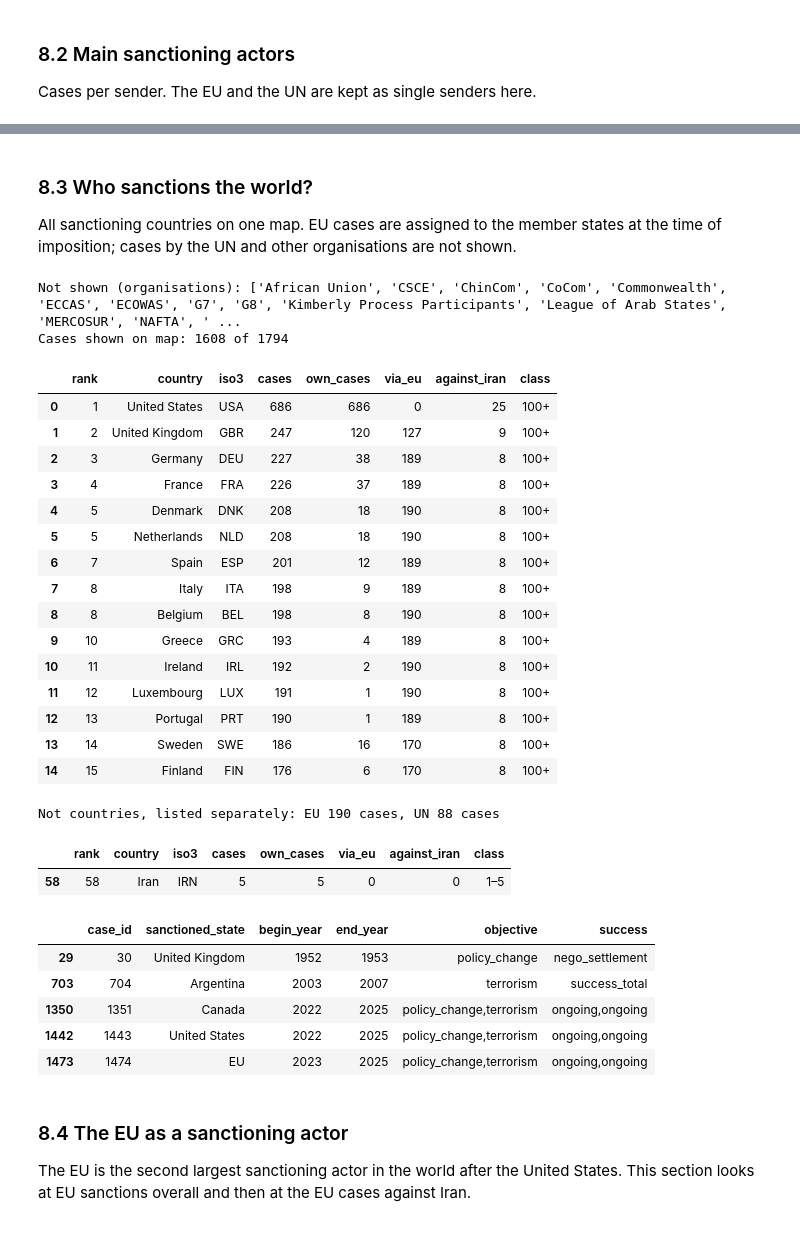
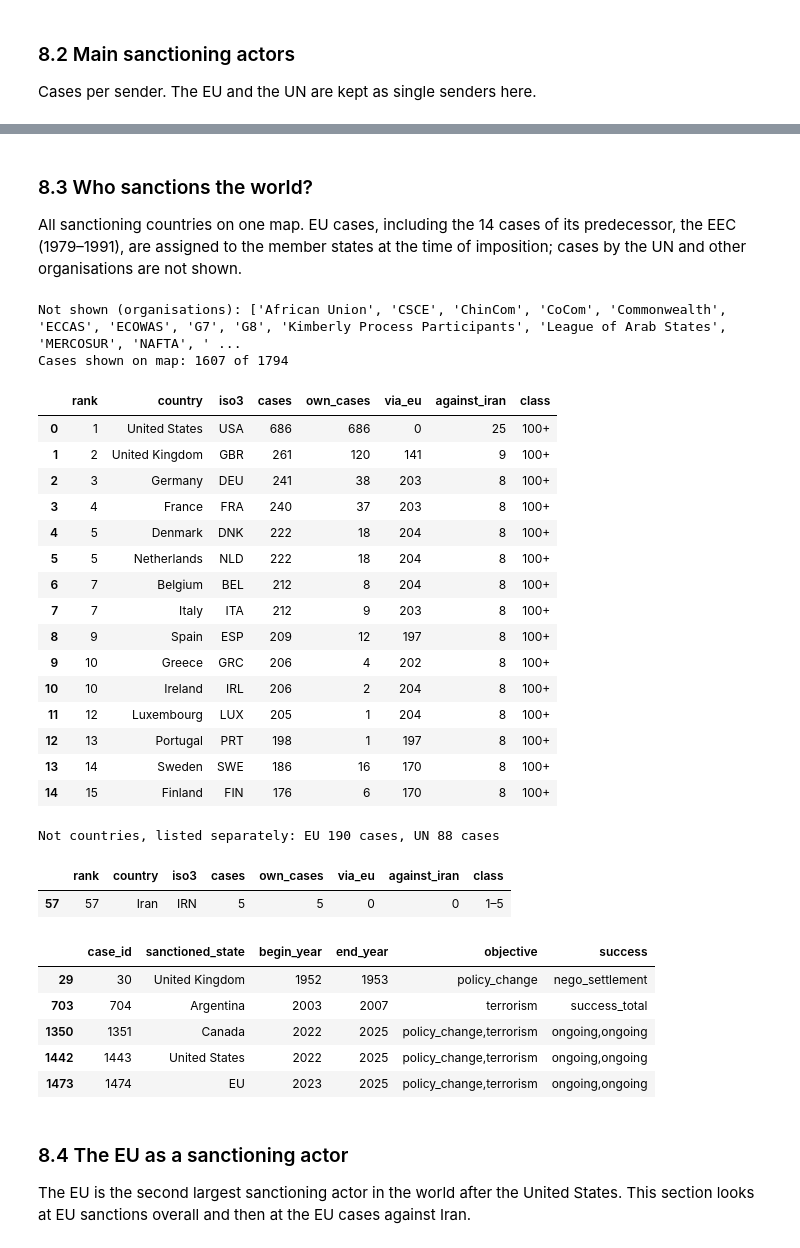
Before and after one commit to Amirhouschang/iran-sanctions-analysis, a Jupyter notebook: iran_sanctions_analysis.ipynb, the cells around one changed output, grey strips where cells are left out. Cells and saved outputs as stored; diff of their text form; code cells hidden in the pictures.

```diff
--- a/iran_sanctions_analysis.ipynb
+++ b/iran_sanctions_analysis.ipynb
@@ -115,6 +116,7 @@ EU_EXITS = {"GBR": 2020}
 HISTORICAL_STATES = {
     "Soviet Union": "RUS", "German Democratic Republic": "DEU",
     "Malaya": "MYS", "South Vietnam": "VNM",
+    "FRY": "SRB",  # Federal Republic of Yugoslavia
 }
 
 # Key events used as reference lines in time charts
@@ -343,24 +346,27 @@ plt.show()
 Number of cases against Iran per sanctioning country. EU cases are assigned to all countries that were EU members
 when the case began. UN cases (7) are not shown, as they cannot be assigned to a single country.
 # %%
-# ISO3 code for every sender name; organisations other than the EU get no code
+# ISO3 code for every sender name; organisations get no code
 sender_names = sorted({p for s in r5["sanctioning_state"] for p in split_parties(s)})
 converted = coco.convert(sender_names, to="ISO3", not_found=None)
 NAME_TO_ISO3 = {
     name: HISTORICAL_STATES.get(name, code)
     for name, code in zip(sender_names, converted)
 }
-NAME_TO_ISO3 = {
-    name: code for name, code in NAME_TO_ISO3.items()
-    if isinstance(code, str) and len(code) == 3 and code.isupper()
-}
+# country_converter returns unknown names unchanged (e.g. "EEC", "OIC"),
+# so only real ISO3 country codes are kept
+VALID_ISO3 = set(coco.CountryConverter().data["ISO3"])
+NAME_TO_ISO3 = {name: code for name, code in NAME_TO_ISO3.items() if code in VALID_ISO3}
+
+# The EU and its predecessor, the EEC, are assigned to their member states
+EU_SENDERS = {"EU", "EEC"}
 
 
 def sender_countries(sender, year):
-    """Expand a sender string into ISO3 codes; the EU is replaced by its members in that year."""
+    """Expand a sender string into ISO3 codes; the EU (or EEC) is replaced by its members in that year."""
     codes = set()
     for p in split_parties(sender):
-        if p == "EU":
+        if p in EU_SENDERS:
             codes |= {c for c, joined in EU_MEMBERS.items() if joined <= year and EU_EXITS.get(c, 9999) > year}
         elif p in NAME_TO_ISO3:
             codes.add(NAME_TO_ISO3[p])
@@ -376,7 +382,7 @@ iran_sender_rows = pd.DataFrame([
 
 iran_senders = iran_sender_rows.groupby("iso3")["case_id"].nunique().reset_index(name="cases")
 iran_senders["country"] = coco.convert(iran_senders["iso3"].tolist(), src="ISO3", to="name_short")
-display(iran_senders.sort_values("cases", ascending=False).reset_index(drop=True))
+display(iran_senders.sort_values("cases", ascending=False, kind="stable").reset_index(drop=True))
 print("UN cases (not shown on map):", (iran_cases["sanctioning_state"] == "UN").sum())
 
 fig = px.choropleth(
@@ -937,8 +945,13 @@ objective_per_sender = (
     sender_objectives.groupby(["sender", "objective"])["case_id"].nunique().unstack(fill_value=0)
 )
 
-sender_table = sender_table.join(objective_per_sender).sort_values("total_cases", ascending=False)
-sender_table.insert(0, "rank", range(1, len(sender_table) + 1))
+# Sorted by number of cases, ties alphabetically; equal case counts share a rank
+sender_table = (
+    sender_table.join(objective_per_sender)
+    .sort_index()
+    .sort_values("total_cases", ascending=False, kind="stable")
+)
+sender_table.insert(0, "rank", sender_table["total_cases"].rank(ascending=False, method="min").astype(int))
 sender_table["iran_share"] = (sender_table["cases_against_iran"] / sender_table["total_cases"]).round(3)
 
 display(sender_table.head(10))
@@ -969,7 +983,8 @@ display(sender_table.loc[["Iran"]])
 # %% [markdown]
 ### 8.3 Who sanctions the world?
 
-All sanctioning countries on one map. EU cases are assigned to the member states at the time of imposition;
+All sanctioning countries on one map. EU cases, including the 14 cases of its predecessor, the EEC (1979–1991),
+are assigned to the member states at the time of imposition;
 cases by the UN and other organisations are not shown.
 # %%
 # One row per case and sanctioning country (all cases)
@@ -982,7 +997,7 @@ world_sender_rows = pd.DataFrame([
 world_senders = world_sender_rows.groupby("iso3")["case_id"].nunique().reset_index(name="cases")
 world_senders["country"] = coco.convert(world_senders["iso3"].tolist(), src="ISO3", to="name_short")
 
-organisations = [n for n in sender_names if n not in NAME_TO_ISO3 and n != "EU"]
+organisations = [n for n in sender_names if n not in NAME_TO_ISO3 and n not in EU_SENDERS]
 print("Not shown (organisations):", organisations)
 print(f"Cases shown on map: {world_sender_rows['case_id'].nunique()} of {len(r5)}")
 
@@ -1015,7 +1030,7 @@ fig.update_layout(
     annotations=[dict(
         x=0, y=-0.1, xref="paper", yref="paper", showarrow=False, align="left",
         text="Grey: countries with only 1–5 cases. "
-             "EU cases are assigned to all EU member states at the time of imposition. "
+             "EU cases (incl. its predecessor, the EEC) are assigned to all member states at the time of imposition. "
              "Cases by the UN and other organisations are not shown.<br>"
              "Historical states are shown under today's successor state (e.g. Soviet Union → Russia).<br>"
              + DATA_NOTE_R5,
@@ -1024,54 +1039,54 @@ fig.update_layout(
 )
 fig.show()
 
-# Own cases: country named as sender itself (EU membership not counted)
+# Own cases: country named as sender itself (EU/EEC membership not counted)
 own_sender_rows = pd.DataFrame([
     {"case_id": row.case_id, "iso3": NAME_TO_ISO3[p]}
     for row in r5.itertuples()
     for p in split_parties(row.sanctioning_state)
     if p in NAME_TO_ISO3
 ]).drop_duplicates()
 own_cases = own_sender_rows.groupby("iso3")["case_id"].nunique()
 
 # Cases against Iran per sanctioning country (incl. EU membership)
 iran_case_ids = set(iran_cases["case_id"])
 against_iran = world_sender_rows[world_sender_rows["case_id"].isin(iran_case_ids)].groupby("iso3")["case_id"].nunique()
 
 # Ranking of sanctioning countries (equal case counts share a rank)
-sender_ranking = world_senders.sort_values("cases", ascending=False).reset_index(drop=True)
+sender_ranking = world_senders.sort_values(["cases", "country"], ascending=[False, True]).reset_index(drop=True)
 sender_ranking.insert(0, "rank", sender_ranking["cases"].rank(ascending=False, method="min").astype(int))
 sender_ranking["own_cases"] = sender_ranking["iso3"].map(own_cases).fillna(0).astype(int)
 sender_ranking["via_eu"] = sender_ranking["cases"] - sender_ranking["own_cases"]
 sender_ranking["against_iran"] = sender_ranking["iso3"].map(against_iran).fillna(0).astype(int)
 sender_ranking = sender_ranking[["rank", "country", "iso3", "cases", "own_cases", "via_eu", "against_iran", "class"]]
 display(sender_ranking.head(15))
 print("Not countries, listed separately: EU", sender_table.loc["EU", "total_cases"], "cases, UN", sender_table.loc["UN", "total_cases"], "cases")
 
 # Iran as sanctioning country: rank, group and targets
 display(sender_ranking[sender_ranking["iso3"] == "IRN"])
 display(iran_as_sender[["case_id", "sanctioned_state", "begin_year", "end_year", "objective", "success"]])
 # %% [output]
 Not shown (organisations): ['African Union', 'CSCE', 'ChinCom', 'CoCom', 'Commonwealth', 'ECCAS', 'ECOWAS', 'G7', 'G8', 'Kimberly Process Participants', 'League of Arab States', 'MERCOSUR', 'NAFTA', ' ...
-Cases shown on map: 1608 of 1794
+Cases shown on map: 1607 of 1794
 |  | rank | country | iso3 | cases | own_cases | via_eu | against_iran | class |
 | 0 | 1 | United States | USA | 686 | 686 | 0 | 25 | 100+ |
-| 1 | 2 | United Kingdom | GBR | 247 | 120 | 127 | 9 | 100+ |
-| 2 | 3 | Germany | DEU | 227 | 38 | 189 | 8 | 100+ |
-| 3 | 4 | France | FRA | 226 | 37 | 189 | 8 | 100+ |
-| 4 | 5 | Denmark | DNK | 208 | 18 | 190 | 8 | 100+ |
-| 5 | 5 | Netherlands | NLD | 208 | 18 | 190 | 8 | 100+ |
-| 6 | 7 | Spain | ESP | 201 | 12 | 189 | 8 | 100+ |
-| 7 | 8 | Italy | ITA | 198 | 9 | 189 | 8 | 100+ |
-| 8 | 8 | Belgium | BEL | 198 | 8 | 190 | 8 | 100+ |
-| 9 | 10 | Greece | GRC | 193 | 4 | 189 | 8 | 100+ |
-| 10 | 11 | Ireland | IRL | 192 | 2 | 190 | 8 | 100+ |
-| 11 | 12 | Luxembourg | LUX | 191 | 1 | 190 | 8 | 100+ |
-| 12 | 13 | Portugal | PRT | 190 | 1 | 189 | 8 | 100+ |
+| 1 | 2 | United Kingdom | GBR | 261 | 120 | 141 | 9 | 100+ |
+| 2 | 3 | Germany | DEU | 241 | 38 | 203 | 8 | 100+ |
+| 3 | 4 | France | FRA | 240 | 37 | 203 | 8 | 100+ |
+| 4 | 5 | Denmark | DNK | 222 | 18 | 204 | 8 | 100+ |
+| 5 | 5 | Netherlands | NLD | 222 | 18 | 204 | 8 | 100+ |
+| 6 | 7 | Belgium | BEL | 212 | 8 | 204 | 8 | 100+ |
+| 7 | 7 | Italy | ITA | 212 | 9 | 203 | 8 | 100+ |
+| 8 | 9 | Spain | ESP | 209 | 12 | 197 | 8 | 100+ |
+| 9 | 10 | Greece | GRC | 206 | 4 | 202 | 8 | 100+ |
+| 10 | 10 | Ireland | IRL | 206 | 2 | 204 | 8 | 100+ |
+| 11 | 12 | Luxembourg | LUX | 205 | 1 | 204 | 8 | 100+ |
+| 12 | 13 | Portugal | PRT | 198 | 1 | 197 | 8 | 100+ |
 | 13 | 14 | Sweden | SWE | 186 | 16 | 170 | 8 | 100+ |
 | 14 | 15 | Finland | FIN | 176 | 6 | 170 | 8 | 100+ |
 Not countries, listed separately: EU 190 cases, UN 88 cases
 |  | rank | country | iso3 | cases | own_cases | via_eu | against_iran | class |
-| 58 | 58 | Iran | IRN | 5 | 5 | 0 | 0 | 1–5 |
+| 57 | 57 | Iran | IRN | 5 | 5 | 0 | 0 | 1–5 |
 |  | case_id | sanctioned_state | begin_year | end_year | objective | success |
 | 29 | 30 | United Kingdom | 1952 | 1953 | policy_change | nego_settlement |
 | 703 | 704 | Argentina | 2003 | 2007 | terrorism | success_total |
```
Also changed, not shown: parts of 16 cells of this notebook, 16 other files.
